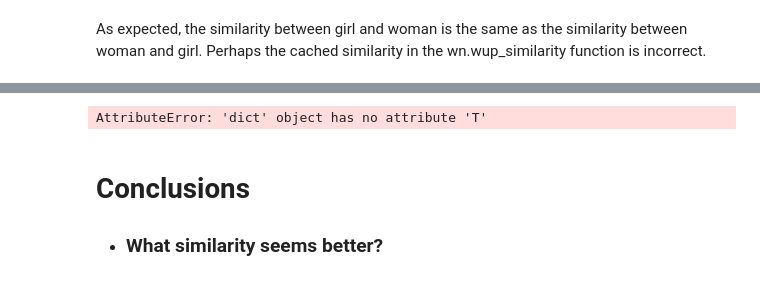
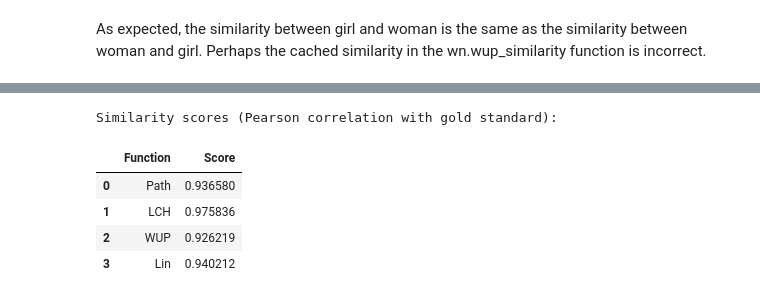
Before and after one commit to ZachParent/mai-intro-to-human-language-technologies, a Jupyter notebook: lab5/lab5.ipynb, the cells around one changed output, grey strips where cells are left out. Drawn from its saved outputs; the diff is of its cells as text; code cells hidden in the pictures.

Commit message:
initial conclusions for lab5

```diff
--- a/lab5/lab5.ipynb
+++ b/lab5/lab5.ipynb
@@ -287,19 +287,26 @@ plt.show()
 # %%
 from scipy.stats import pearsonr
 
 similarity_scores = {
     'Path': pearsonr(path_similarities.values.flatten(), gold_standard_similarity.values.flatten())[0],
     'LCH': pearsonr(lch_similarities.values.flatten(), gold_standard_similarity.values.flatten())[0],
     'WUP': pearsonr(wup_similarities.values.flatten(), gold_standard_similarity.values.flatten())[0],
     'Lin': pearsonr(lin_similarities.values.flatten(), gold_standard_similarity.values.flatten())[0]
 }
-similarity_scores = pd.DataFrame(np.array(similarity_scores).T, columns=['Score'])
+
+# print(similarity_scores)
+# similarity_scores = pd.DataFrame(np.array(similarity_scores).T, columns=['Score'])
+
+
+similarity_scores = pd.DataFrame(list(similarity_scores.items()), columns=['Function', 'Score'])
+
 
 print("Similarity scores (Pearson correlation with gold standard):")
 similarity_scores
 # %% [output]
-AttributeError: 'dict' object has no attribute 'T'
+Similarity scores (Pearson correlation with gold standard):
+|  | Function | Score |
+| 0 | Path | 0.936580 |
+| 1 | LCH | 0.975836 |
+| 2 | WUP | 0.926219 |
+| 3 | Lin | 0.940212 |
-# %% [markdown]
-# Conclusions
-
-- ### What similarity seems better?
```
Also changed, not shown: parts of 5 cells of this notebook.
